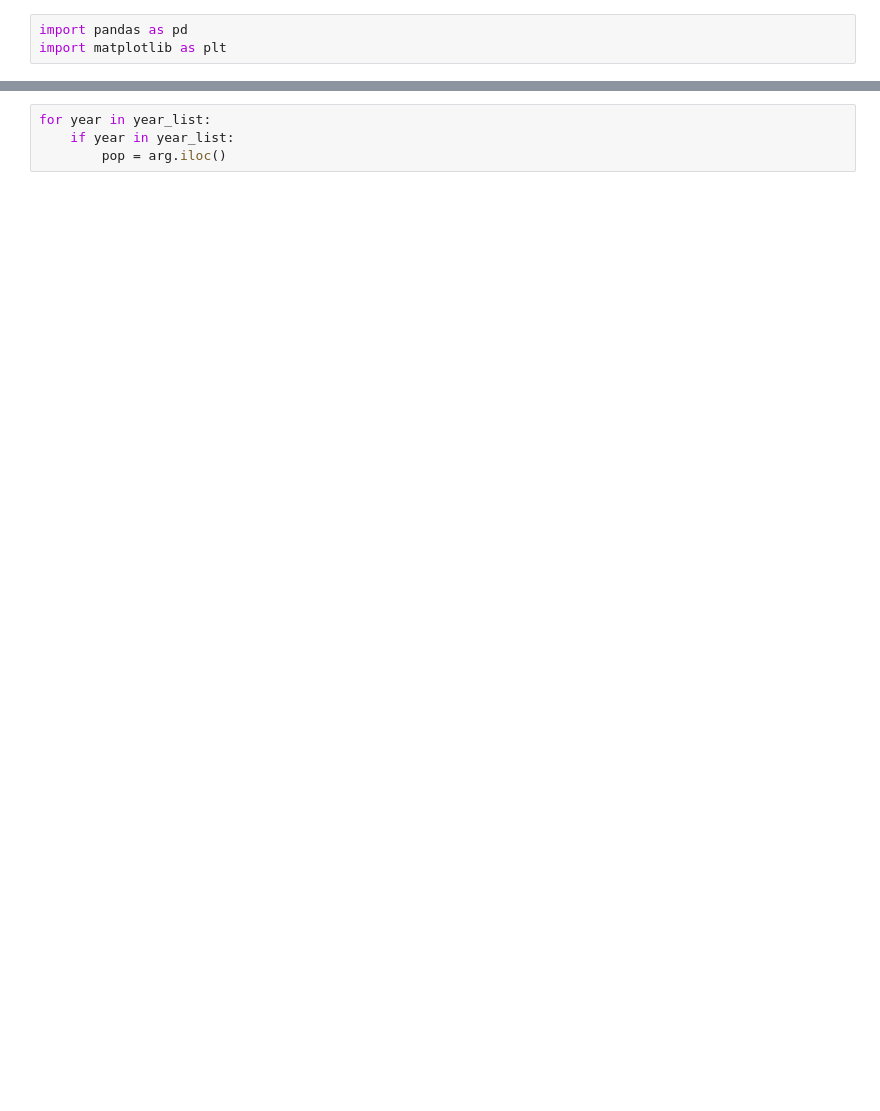
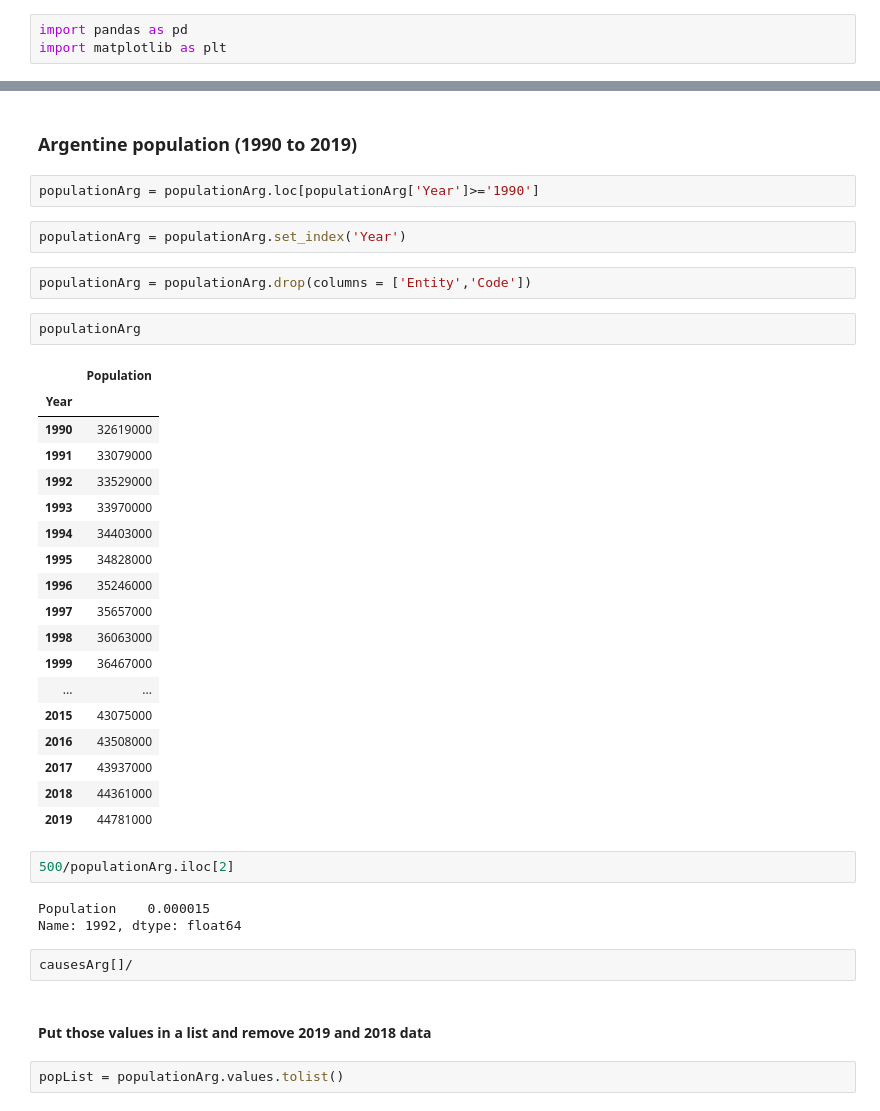
Before and after one commit to Juanarcidiacono/Main-deaths-causes-in-Argentina, a Jupyter notebook: Deads.ipynb, the cells around one changed output, grey strips where cells are left out. Cells and saved outputs as stored; diff of their text form; blank space fills up the shorter version.

```diff
--- a/Deads.ipynb
+++ b/Deads.ipynb
@@ -92,4 +65,40 @@ print(year_list)
-# %%
-for year in year_list:
-    if year in year_list:
-        pop = arg.iloc()
+# %% [markdown]
+### Argentine population (1990 to 2019)
+# %%
+populationArg = populationArg.loc[populationArg['Year']>='1990']
+# %%
+populationArg = populationArg.set_index('Year')
+# %%
+populationArg = populationArg.drop(columns = ['Entity','Code'])
+# %%
+populationArg
+# %% [output]
+|  | Population |
+| Year |  |
+| 1990 | 32619000 |
+| 1991 | 33079000 |
+| 1992 | 33529000 |
+| 1993 | 33970000 |
+| 1994 | 34403000 |
+| 1995 | 34828000 |
+| 1996 | 35246000 |
+| 1997 | 35657000 |
+| 1998 | 36063000 |
+| 1999 | 36467000 |
+| ... | ... |
+| 2015 | 43075000 |
+| 2016 | 43508000 |
+| 2017 | 43937000 |
+| 2018 | 44361000 |
+| 2019 | 44781000 |
+# %%
+500/populationArg.iloc[2]
+# %% [output]
+Population    0.000015
+Name: 1992, dtype: float64
+# %%
+causesArg[]/
+# %% [markdown]
+#### Put those values in a list and remove 2019 and 2018 data
+# %%
+popList = populationArg.values.tolist()
```
Also changed, not shown: parts of 22 cells of this notebook.
